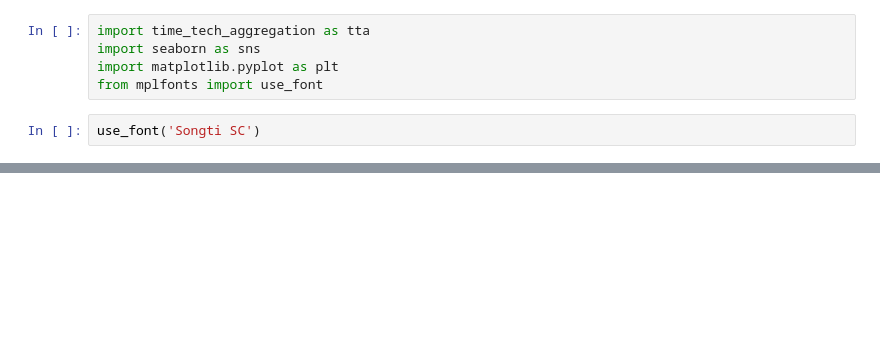
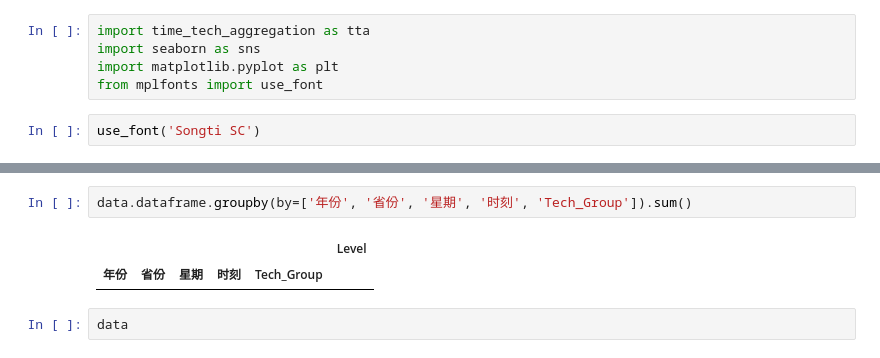
Before and after one commit to Navxihziq/3e-data-wiz, a Jupyter notebook: notebook/time-tech-aggregation.ipynb, the cells around one changed output, grey strips where cells are left out. Saved outputs shown, nothing was run; the diff lists cells and outputs as text; blank space fills up the shorter version.

```diff
--- a/notebook/time-tech-aggregation.ipynb
+++ b/notebook/time-tech-aggregation.ipynb
@@ -23,0 +23,7 @@ hebei_data.stack_plot()
+# %%
+data.dataframe.groupby(by=['年份', '省份', '星期', '时刻', 'Tech_Group']).sum()
+# %% [output]
+|  |  |  |  |  | Level |
+| 年份 | 省份 | 星期 | 时刻 | Tech_Group |  |
+# %%
+data
```
Also changed, not shown: parts of 4 cells of this notebook, 1 other file.
